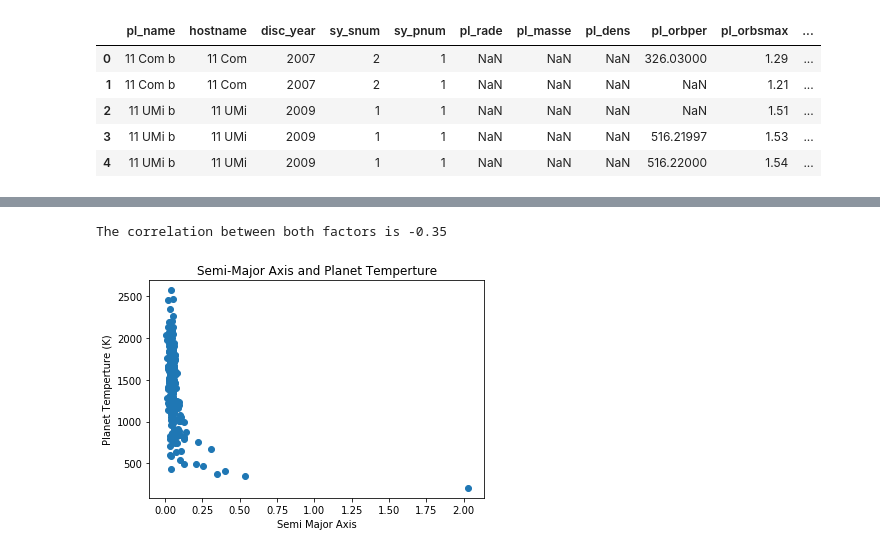
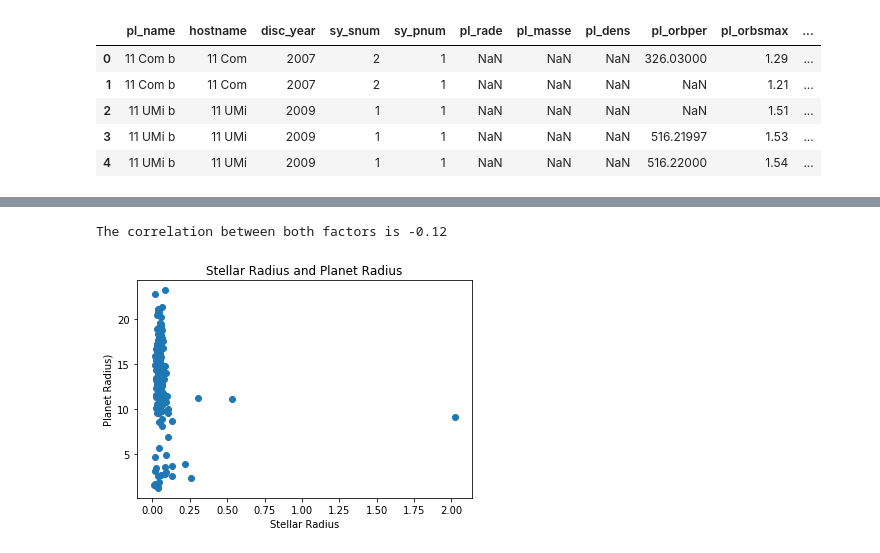
Before and after one commit to jonsb-coding/Stellar_Research, a Jupyter notebook: AY/CleanData.ipynb, the cells around one changed output, grey strips where cells are left out. Drawn from its saved outputs; the diff is of its cells as text; code cells hidden in the pictures.

Commit message:
added visual based on planet radius

```diff
--- a/AY/CleanData.ipynb
+++ b/AY/CleanData.ipynb
@@ -14,7 +14,7 @@ original_df.head()
 | 4 | 5 | 11 UMi b | 11 UMi | b | HD 136726 | HIP 74793 | TIC 230061010 | Gaia DR2 1696798367260229376 | 0 | 1 | ... |
 5 rows × 121 columns
 # %%
-project_data = original_df[["pl_name", "hostname", "disc_year", "sy_snum", "sy_pnum", "pl_rade", "pl_masse", "pl_dens", "pl_orbper", "pl_orbsmax", "pl_eqt", "st_teff", "st_rad", "st_mass", "st_dens", "sy_dist"]]
+project_data = original_df[["pl_name", "hostname", "disc_year", "sy_snum", "sy_pnum", "pl_rade", "pl_masse", "pl_dens", "pl_orbper", "pl_orbsmax", "pl_eqt", "st_teff", "st_rad", "st_mass", "st_dens","st_logg", "st_vsin", "sy_dist", "pl_rvamp"]]
 project_data.head()
 # %% [output]
 |  | pl_name | hostname | disc_year | sy_snum | sy_pnum | pl_rade | pl_masse | pl_dens | pl_orbper | pl_orbsmax | ... |
@@ -179,20 +256,19 @@ The correlation between both factors is 0.98
 # %%
 x_axis = test_df["Planet_Orbital_Semi_Major_Axis(au)"]
-y_axis = test_df["Planet_Equilibrium_Temp(K)"]
+y_axis = test_df["Planet_Radius"]
 
 
 plt.scatter(x_axis,y_axis)
 
-plt.xlabel("Semi Major Axis")
-plt.ylabel("Planet Temperture (K)")
-plt.title("Semi-Major Axis and Planet Temperture")
+plt.xlabel("Stellar Radius")
+plt.ylabel("Planet Radius)")
+plt.title("Stellar Radius and Planet Radius")
 
-#plt.ylim(0,155)
 
 
 
 correlation = st.pearsonr(x_axis,y_axis)
 print(f"The correlation between both factors is {round(correlation[0],2)}")
 # %% [output]
-The correlation between both factors is -0.35
+The correlation between both factors is -0.12
-[figure, old version]
+[figure, new version]
```
Also changed, not shown: parts of 14 cells of this notebook.
